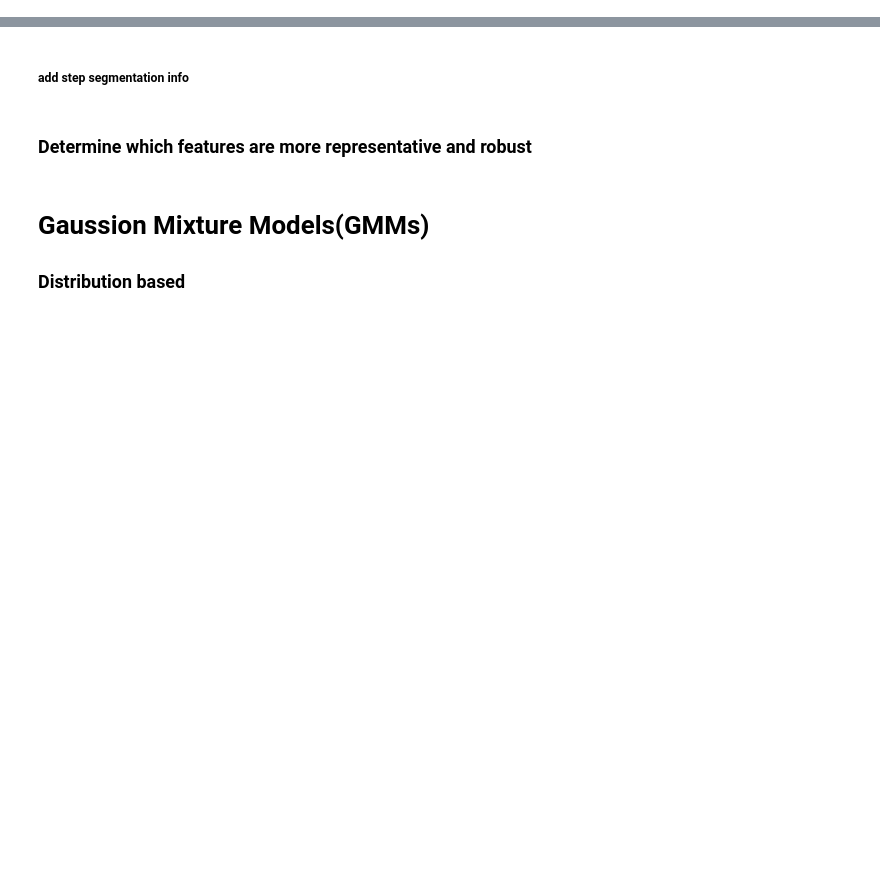
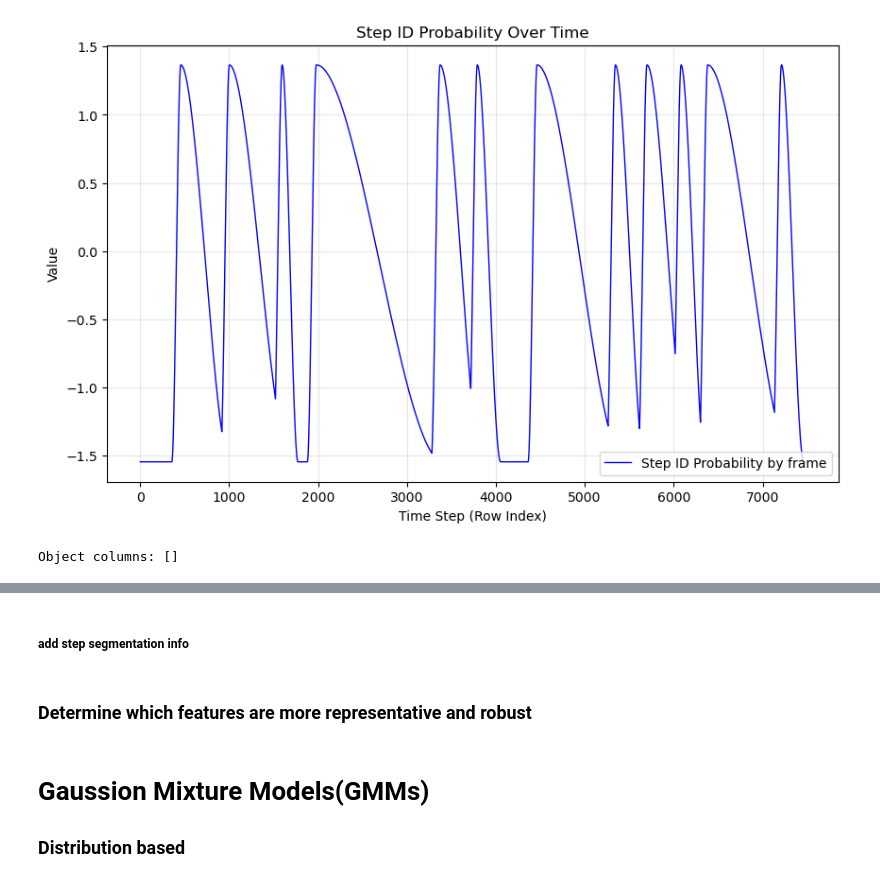
Before and after one commit to Lo122/LSTM_HRC, a Jupyter notebook: data_proc_2d/app/analyze_posture.ipynb, the cells around one changed output, grey strips where cells are left out. Saved outputs shown, nothing was run; the diff lists cells and outputs as text; code cells hidden in the pictures; blank space fills up the shorter version.

```diff
--- a/data_proc_2d/app/analyze_posture.ipynb
+++ b/data_proc_2d/app/analyze_posture.ipynb
@@ -0,0 +147,3 @@
+# %%
+df.fillna(0, inplace=True)
+df.head()
@@ -0,0 +189,19 @@
+# %%
+# plot distribution of step_id_prob
+plt.figure(figsize=(10, 6))
+
+plt.plot(df.index, df['step_id_prob'], label='Step ID Probability by frame', color='blue', linewidth=1)
+
+plt.title('Step ID Probability Over Time')
+plt.xlabel('Time Step (Row Index)')
+plt.ylabel('Value')
+plt.grid(True, alpha=0.3)
+plt.legend()
+plt.show()
+# %% [output]
+[figure, added]
+# %%
+bad_cols = [c for c in df.columns if df[c].dtype == "object"]
+print("Object columns:", bad_cols)
+# %% [output]
+Object columns: []
```
Also changed, not shown: parts of 55 cells of this notebook, 3 other files.
